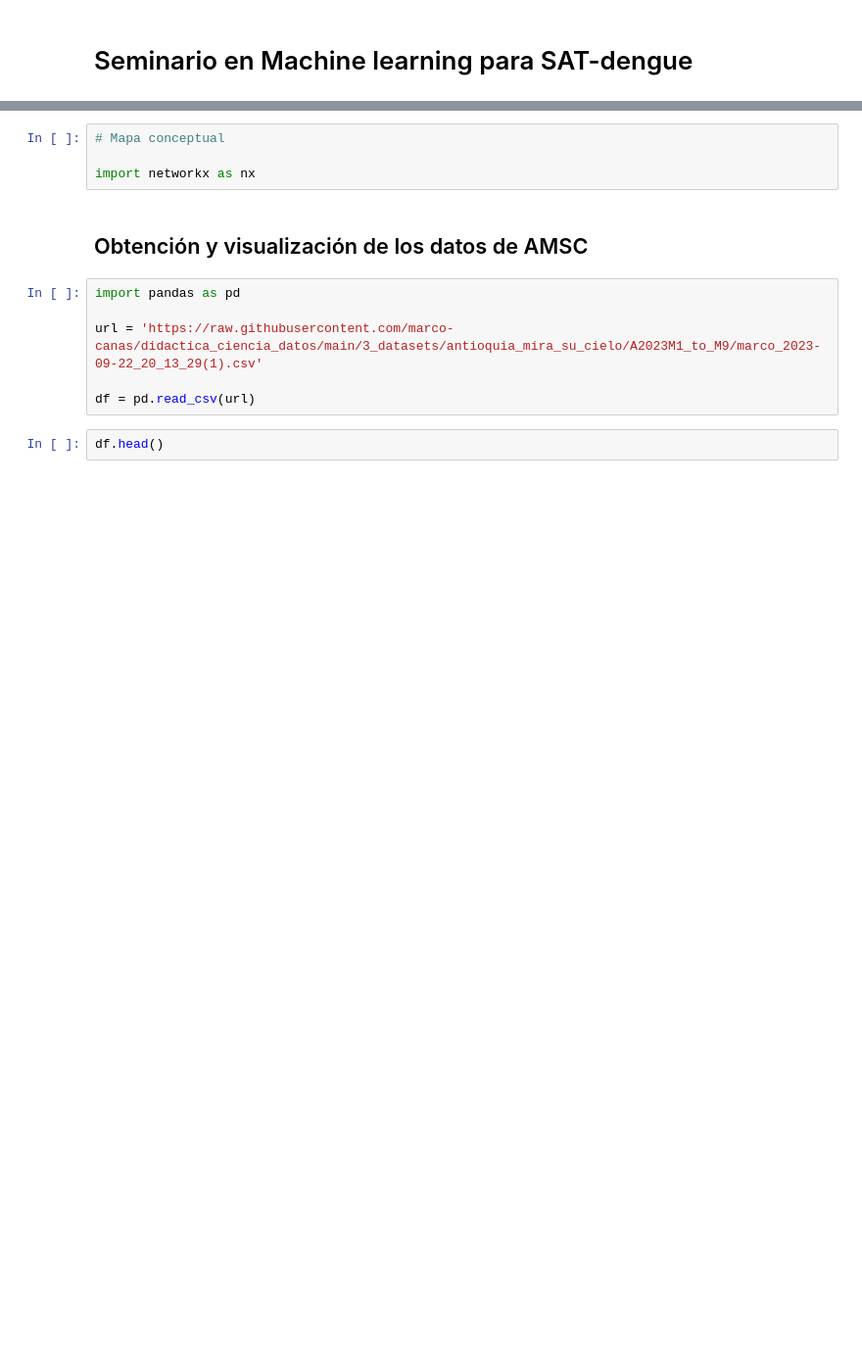
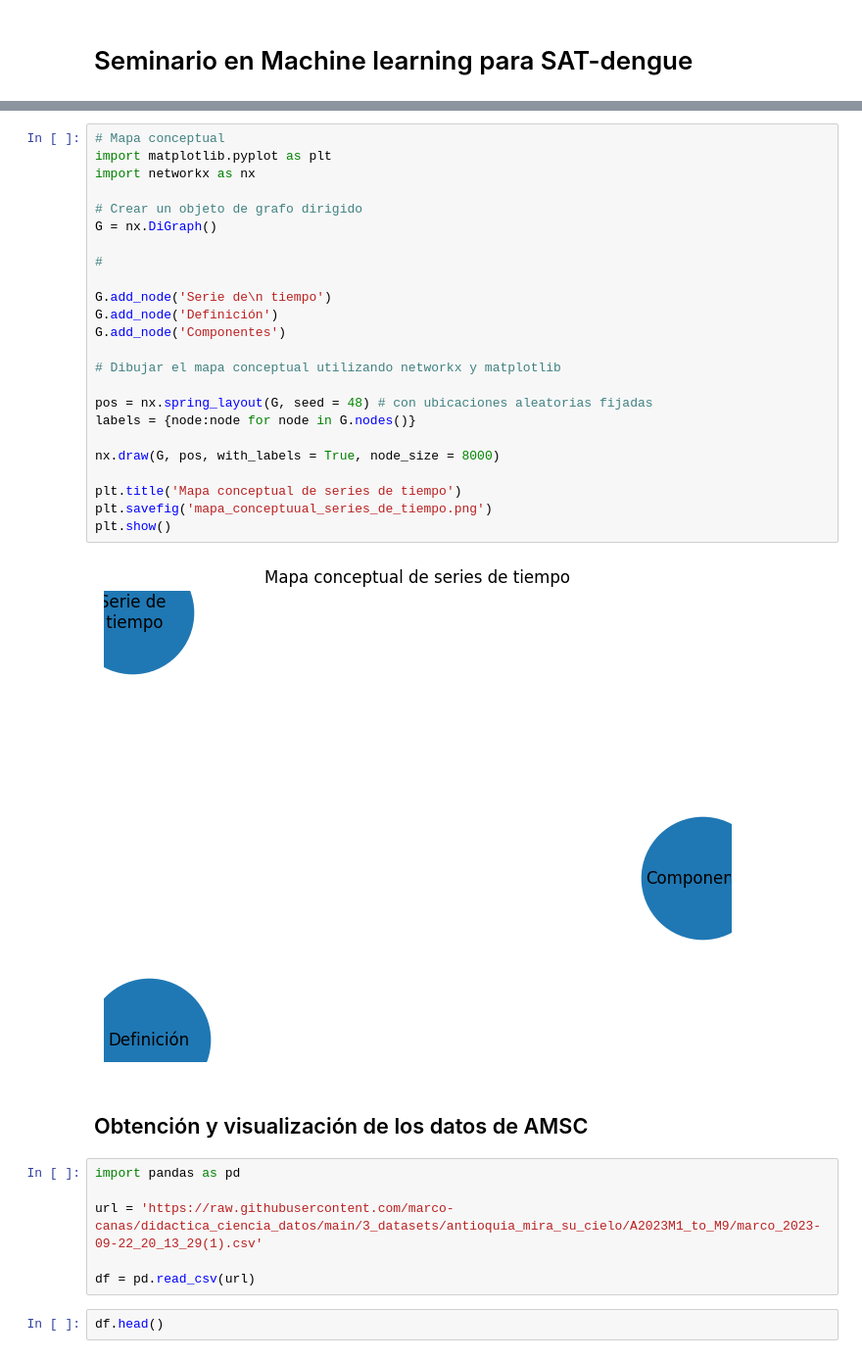
Before and after one commit to marco-canas/arima, a Jupyter notebook: machine_learning/1_time_series/8_seminario_sep_27/8_seminario_ml_sat_dengue_sep_27.ipynb, the cells around one changed output, grey strips where cells are left out. Shown at 98% size. Drawn from its saved outputs; the diff is of its cells as text; blank space fills up the shorter version.

```diff
--- a/machine_learning/1_time_series/8_seminario_sep_27/8_seminario_ml_sat_dengue_sep_27.ipynb
+++ b/machine_learning/1_time_series/8_seminario_sep_27/8_seminario_ml_sat_dengue_sep_27.ipynb
@@ -17,7 +24,29 @@
-# %%
-# Mapa conceptual
-
-import networkx as nx
+# %%
+# Mapa conceptual
+import matplotlib.pyplot as plt
+import networkx as nx
+
+# Crear un objeto de grafo dirigido
+G = nx.DiGraph()
+
+#
+
+G.add_node('Serie de\n tiempo')
+G.add_node('Definición')
+G.add_node('Componentes')
+
+# Dibujar el mapa conceptual utilizando networkx y matplotlib
+
+pos = nx.spring_layout(G, seed = 48) # con ubicaciones aleatorias fijadas
+labels = {node:node for node in G.nodes()}
+
+nx.draw(G, pos, with_labels = True, node_size = 8000)
+
+plt.title('Mapa conceptual de series de tiempo')
+plt.savefig('mapa_conceptuual_series_de_tiempo.png')
+plt.show()
+# %% [output]
+[figure, added]
 # %% [markdown]
 ## Obtención y visualización de los datos de AMSC
 # %%
```
Also changed, not shown: parts of 5 cells of this notebook, 3 other files.
